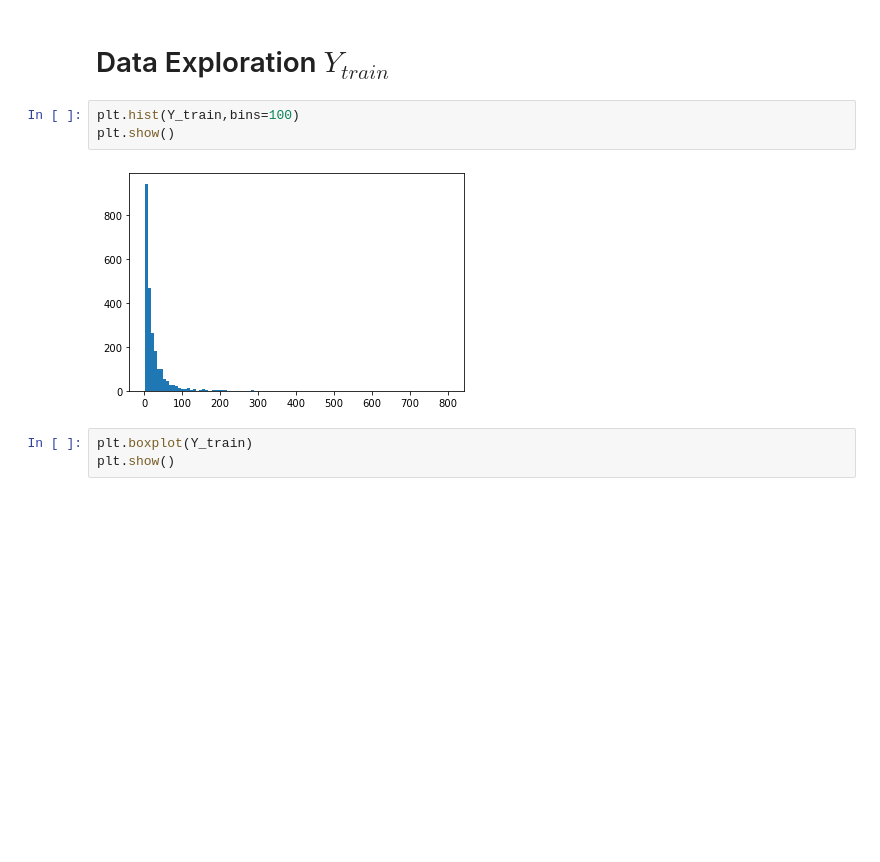
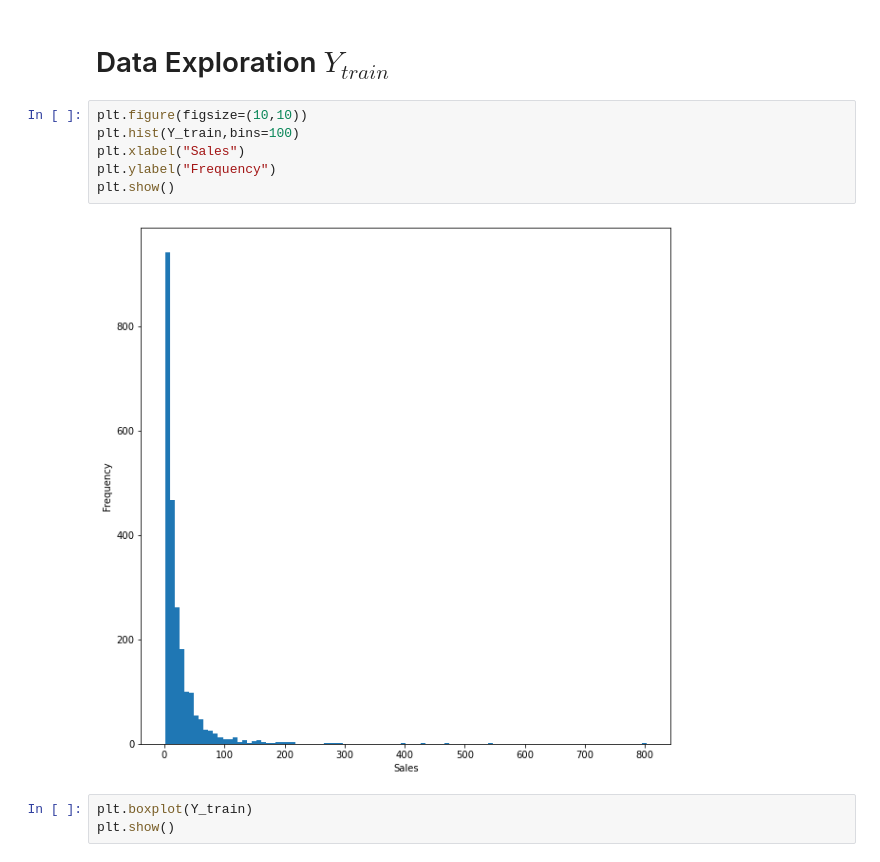
Before and after one commit to Waynelearn/IE4211-Project-Machine-Learning, a Jupyter notebook: 1. Preprocessing.ipynb, the cells around one changed output. Cells and saved outputs as stored; diff of their text form; blank space fills up the shorter version.

```diff
--- a/1. Preprocessing.ipynb
+++ b/1. Preprocessing.ipynb
@@ -108,10 +108,13 @@ dtype: int64
 # %% [markdown]
 # Data Exploration $Y_{train}$
 # %%
+plt.figure(figsize=(10,10))
 plt.hist(Y_train,bins=100)
+plt.xlabel("Sales")
+plt.ylabel("Frequency")
 plt.show()
 # %% [output]
-[figure, old version]
+[figure, new version]
 # %%
 plt.boxplot(Y_train)
 plt.show()
```
Also changed, not shown: parts of 1 cell of this notebook, 1 other file.
